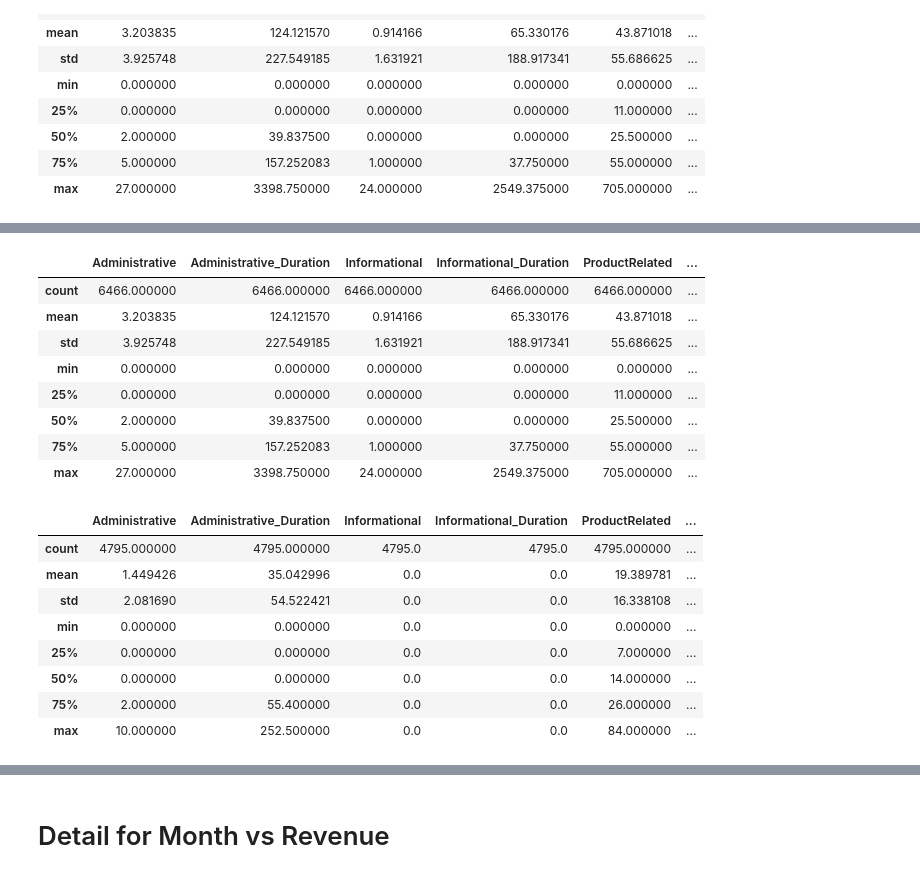
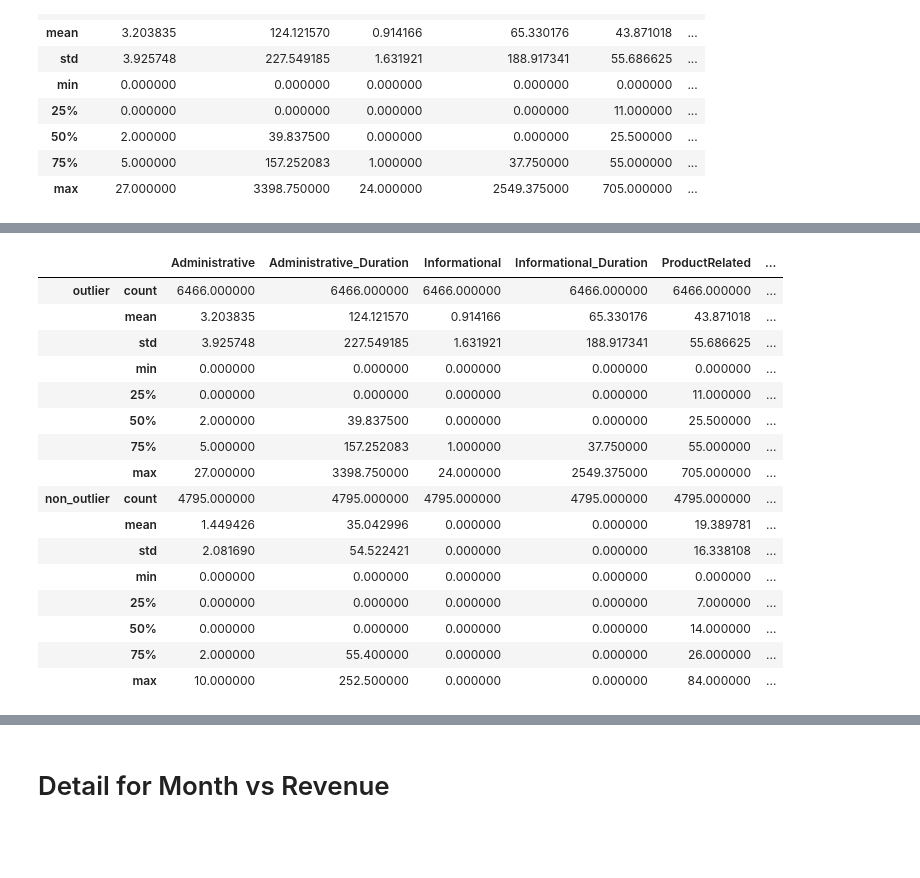
Before and after one commit to lokkkkkk111/onlinePurchasesPrediction, a Jupyter notebook: ESE527Project.ipynb, the cells around one changed output, grey strips where cells are left out. Saved outputs shown, nothing was run; the diff lists cells and outputs as text; code cells hidden in the pictures; blank space fills up the shorter version.

```diff
--- a/ESE527Project.ipynb
+++ b/ESE527Project.ipynb
@@ -187,3 +192,0 @@ abnormal_rows
-# %%
-df_encoded_cleaned = df_encoded.copy()
-df_encoded_cleaned = df_encoded.drop(abnormal_rows.index)
@@ -198,0 +193,12 @@ df_encoded_cleaned.head()
+# %%
+def remove_abnormal_rows(df):
+    abnormal_rows = df_encoded[((df_encoded['Administrative'] == 0) & (df_encoded["Administrative_Duration"] != 0))\
+                           |((df_encoded['Administrative'] != 0) & (df_encoded["Administrative_Duration"] == 0))\
+                            |((df_encoded['Informational'] == 0) & (df_encoded["Informational_Duration"] != 0))\
+                                |((df_encoded['Informational'] != 0) & (df_encoded["Informational_Duration"] == 0))\
+                                    |((df_encoded['ProductRelated'] == 0) & (df_encoded["ProductRelated_Duration"] != 0))\
+                                        |((df_encoded['ProductRelated'] != 0) & (df_encoded["ProductRelated_Duration"] == 0))]
+    df_encoded_cleaned = df.copy()
+    df_encoded_cleaned = df_encoded.drop(abnormal_rows.index)
+    return df_encoded_cleaned
+df_encoded_cleaned = remove_abnormal_rows(df_encoded)
@@ -199,6 +207,5 @@ df_encoded_cleaned.head()
 # %%
 ## Outlier
-
 import numpy as np
 
 def detect_outliers_iqr(df, columns):
@@ -226,6 +233,7 @@ for key in outliers_dict:
     print("Outliers for",key, len(outliers_dict[key]))
     outlier_index |= set(outliers_dict[key])
 print("\nunion index of outliers", len(outlier_index))
+df_outliers = df.loc[outlier_index]
 # %% [output]
 Outliers for Administrative 391
 Outliers for Administrative_Duration 1002
@@ -239,8 +247,6 @@ Outliers for PageValues 2633
 Outliers for SpecialDay 1140
 
 union index of outliers 6466
-# %%
-df_outliers = df_encoded_cleaned.loc[outlier_index]
 # %%
 outlier_desc = df_outliers.describe()
 outlier_desc
@@ -263,27 +269,25 @@ plt.subplots_adjust(hspace=0.7, wspace=0.4)
 # %%
 outlier_desc = df_outliers.describe()
-outlier_desc
+df_wo_outliers = df_encoded_cleaned.drop(outlier_index)
+wo_outlier_desc = df_wo_outliers.describe()
+result = pd.concat([outlier_desc, wo_outlier_desc], axis=0, keys=['outlier', 'non_outlier'])
+result.to_csv('combined_describe_results.csv')
+result
 # %% [output]
-|  | Administrative | Administrative_Duration | Informational | Informational_Duration | ProductRelated | ... |
-| count | 6466.000000 | 6466.000000 | 6466.000000 | 6466.000000 | 6466.000000 | ... |
-| mean | 3.203835 | 124.121570 | 0.914166 | 65.330176 | 43.871018 | ... |
-| std | 3.925748 | 227.549185 | 1.631921 | 188.917341 | 55.686625 | ... |
-| min | 0.000000 | 0.000000 | 0.000000 | 0.000000 | 0.000000 | ... |
-| 25% | 0.000000 | 0.000000 | 0.000000 | 0.000000 | 11.000000 | ... |
-| 50% | 2.000000 | 39.837500 | 0.000000 | 0.000000 | 25.500000 | ... |
-| 75% | 5.000000 | 157.252083 | 1.000000 | 37.750000 | 55.000000 | ... |
-| max | 27.000000 | 3398.750000 | 24.000000 | 2549.375000 | 705.000000 | ... |
+|  |  | Administrative | Administrative_Duration | Informational | Informational_Duration | ProductRelated | ... |
+| outlier | count | 6466.000000 | 6466.000000 | 6466.000000 | 6466.000000 | 6466.000000 | ... |
+|  | mean | 3.203835 | 124.121570 | 0.914166 | 65.330176 | 43.871018 | ... |
+|  | std | 3.925748 | 227.549185 | 1.631921 | 188.917341 | 55.686625 | ... |
+|  | min | 0.000000 | 0.000000 | 0.000000 | 0.000000 | 0.000000 | ... |
+|  | 25% | 0.000000 | 0.000000 | 0.000000 | 0.000000 | 11.000000 | ... |
+|  | 50% | 2.000000 | 39.837500 | 0.000000 | 0.000000 | 25.500000 | ... |
+|  | 75% | 5.000000 | 157.252083 | 1.000000 | 37.750000 | 55.000000 | ... |
+|  | max | 27.000000 | 3398.750000 | 24.000000 | 2549.375000 | 705.000000 | ... |
+| non_outlier | count | 4795.000000 | 4795.000000 | 4795.000000 | 4795.000000 | 4795.000000 | ... |
+|  | mean | 1.449426 | 35.042996 | 0.000000 | 0.000000 | 19.389781 | ... |
+|  | std | 2.081690 | 54.522421 | 0.000000 | 0.000000 | 16.338108 | ... |
+|  | min | 0.000000 | 0.000000 | 0.000000 | 0.000000 | 0.000000 | ... |
+|  | 25% | 0.000000 | 0.000000 | 0.000000 | 0.000000 | 7.000000 | ... |
+|  | 50% | 0.000000 | 0.000000 | 0.000000 | 0.000000 | 14.000000 | ... |
+|  | 75% | 2.000000 | 55.400000 | 0.000000 | 0.000000 | 26.000000 | ... |
+|  | max | 10.000000 | 252.500000 | 0.000000 | 0.000000 | 84.000000 | ... |
-# %%
-df_wo_outliers = df_encoded_cleaned.drop(outlier_index)
-wo_outlier_desc = df_wo_outliers.describe()
-wo_outlier_desc
-# %% [output]
-|  | Administrative | Administrative_Duration | Informational | Informational_Duration | ProductRelated | ... |
-| count | 4795.000000 | 4795.000000 | 4795.0 | 4795.0 | 4795.000000 | ... |
-| mean | 1.449426 | 35.042996 | 0.0 | 0.0 | 19.389781 | ... |
-| std | 2.081690 | 54.522421 | 0.0 | 0.0 | 16.338108 | ... |
-| min | 0.000000 | 0.000000 | 0.0 | 0.0 | 0.000000 | ... |
-| 25% | 0.000000 | 0.000000 | 0.0 | 0.0 | 7.000000 | ... |
-| 50% | 0.000000 | 0.000000 | 0.0 | 0.0 | 14.000000 | ... |
-| 75% | 2.000000 | 55.400000 | 0.0 | 0.0 | 26.000000 | ... |
-| max | 10.000000 | 252.500000 | 0.0 | 0.0 | 84.000000 | ... |
```
Also changed, not shown: parts of 32 cells of this notebook.
